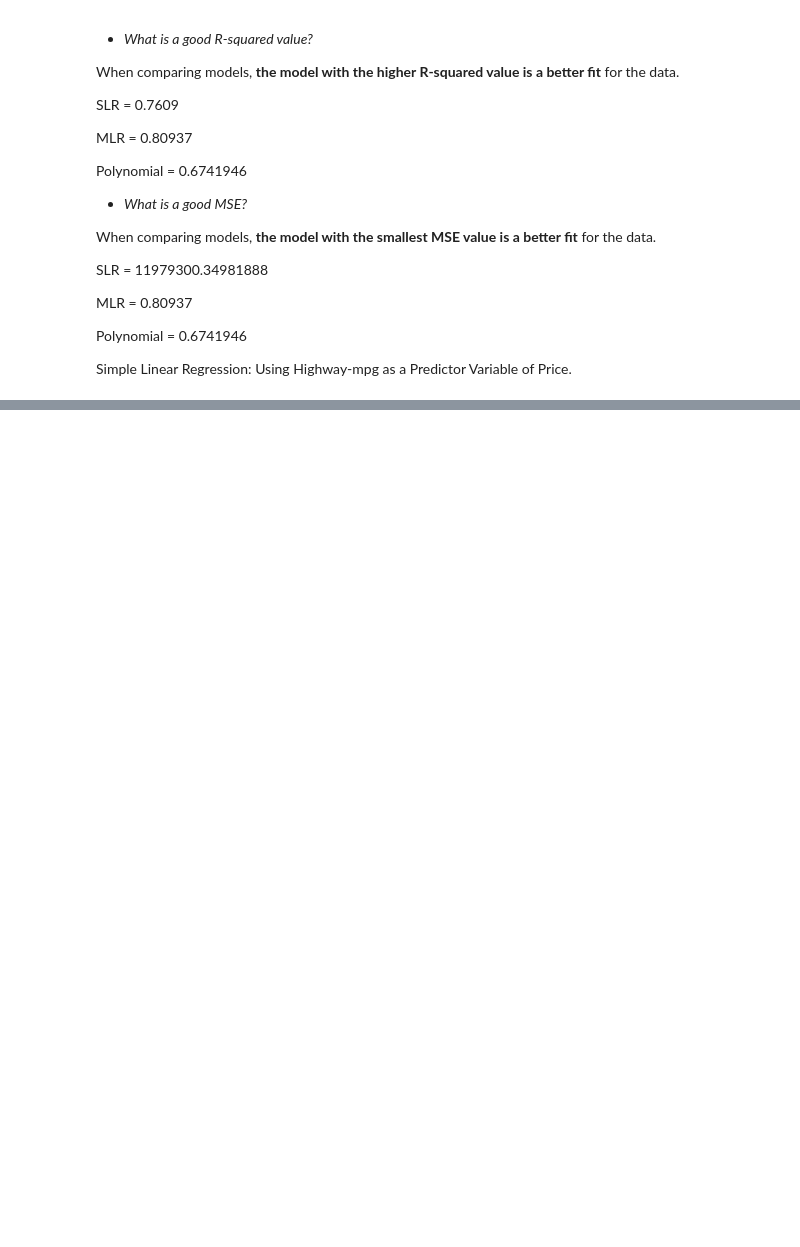
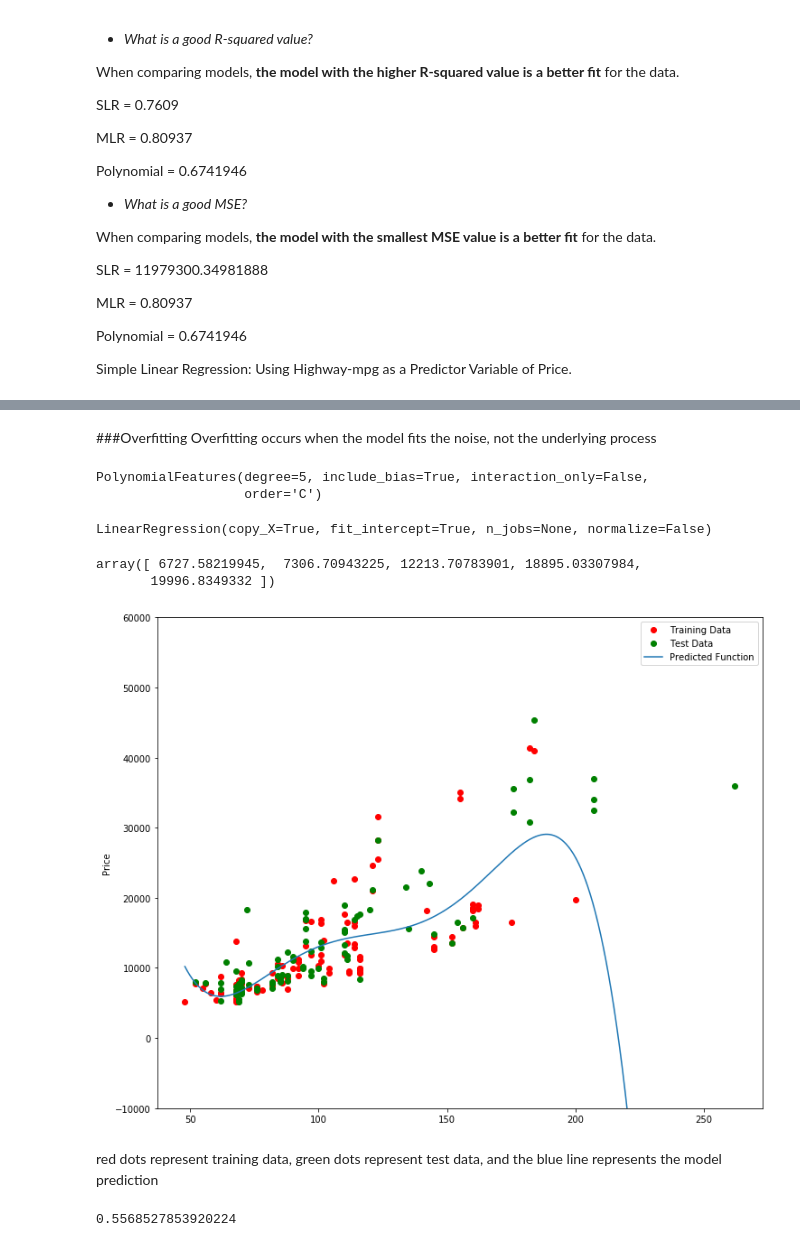
Before and after one commit to mabittar/Learn, a Jupyter notebook: Analyzing_Data_with_Python.ipynb, the cells around one changed output, grey strips where cells are left out. Drawn from its saved outputs; the diff is of its cells as text; code cells hidden in the pictures; blank space fills up the shorter version.

```diff
--- a/Analyzing_Data_with_Python.ipynb
+++ b/Analyzing_Data_with_Python.ipynb
@@ -1603,0 +1705,2 @@ Function cross_val_score() (nessa função o argumento cv representa o número d
+# %%
+x_data=df.drop('price',axis=1)
@@ -1603,0 +1831,38 @@ Function cross_val_score() (nessa função o argumento cv representa o número d
+# %% [markdown]
+###Overfitting
+Overfitting occurs when the model fits the noise, not the underlying process
+# %%
+x_train, x_test, y_train, y_test = train_test_split(x_data, y_data, test_size=0.45, random_state=0)
+# %%
+pr = PolynomialFeatures(degree=5) #create a degree 5 polynomial model
+x_train_pr = pr.fit_transform(x_train[['horsepower']])
+x_test_pr = pr.fit_transform(x_test[['horsepower']])
+pr
+# %% [output]
+PolynomialFeatures(degree=5, include_bias=True, interaction_only=False,
+                   order='C')
+# %%
+#create a linear regression model "poly" and train it
+poly = LinearRegression()
+poly.fit(x_train_pr, y_train)
+# %% [output]
+LinearRegression(copy_X=True, fit_intercept=True, n_jobs=None, normalize=False)
+# %%
+#output of our model using the method "predict." then assign the values to "yhat"
+yhat = poly.predict(x_test_pr)
+yhat[0:5]
+# %% [output]
+array([ 6727.58219945,  7306.70943225, 12213.70783901, 18895.03307984,
+       19996.8349332 ])
+# %%
+#display the training data, testing data, and the predicted function
+PollyPlot(x_train[['horsepower']], x_test[['horsepower']], y_train, y_test, poly,pr)
+# %% [output]
+[figure, added]
+# %% [markdown]
+red dots represent training data, green dots represent test data, and the blue line represents the model prediction
+# %%
+#R^2 of the training data
+poly.score(x_train_pr, y_train)
+# %% [output]
+0.5568527853920224
```
Also changed, not shown: parts of 78 cells of this notebook.
